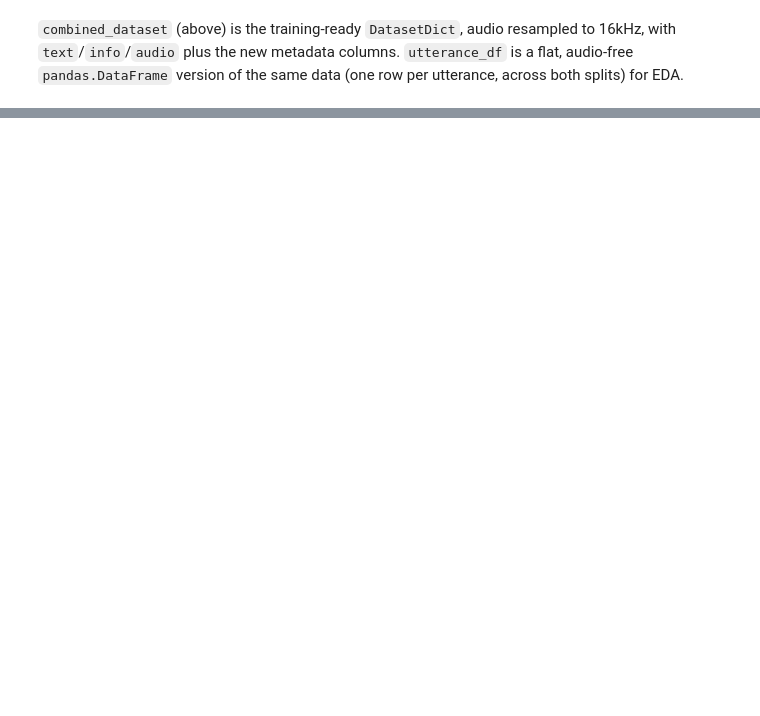
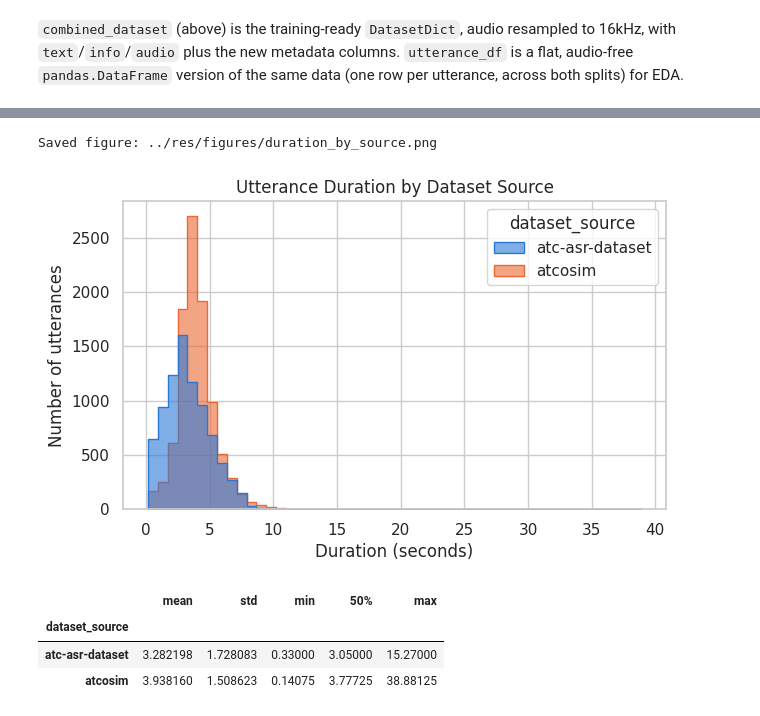
Before and after one commit to BrettFX/UMBC-DATA606-Capstone, a Jupyter notebook: notebooks/comprehensive_eda.ipynb, the cells around one changed output, grey strips where cells are left out. Drawn from its saved outputs; the diff is of its cells as text; code cells hidden in the pictures; blank space fills up the shorter version.

Commit message:
Comprehensive EDA checkpoint Complete core comprehensive EDA process. Will unit test pipeline functionality in comprehensive eda notebook and finish up report next.

```diff
--- a/notebooks/comprehensive_eda.ipynb
+++ b/notebooks/comprehensive_eda.ipynb
@@ -249,0 +436,24 @@ utterance_df.head()
+# %%
+# Fixed categorical color assignment, reused for every chart in this notebook.
+HUE_ORDER = ["atc-asr-dataset", "atcosim"]
+PALETTE = {"atc-asr-dataset": "#2a78d6", "atcosim": "#eb6834"}
+
+fig, ax = plt.subplots(figsize=(7, 4))
+sns.histplot(
+    data=utterance_df, x="duration_sec", hue="dataset_source", hue_order=HUE_ORDER,
+    palette=PALETTE, bins=50, alpha=0.6, element="step", ax=ax,
+)
+ax.set_title("Utterance Duration by Dataset Source")
+ax.set_xlabel("Duration (seconds)")
+ax.set_ylabel("Number of utterances")
+save_fig(fig, "duration_by_source")
+plt.show()
+
+utterance_df.groupby("dataset_source")["duration_sec"].describe()[["mean", "std", "min", "50%", "max"]]
+# %% [output]
+Saved figure: ../res/figures/duration_by_source.png
+[figure, added]
+|  | mean | std | min | 50% | max |
+| dataset_source |  |  |  |  |  |
+| atc-asr-dataset | 3.282198 | 1.728083 | 0.33000 | 3.05000 | 15.27000 |
+| atcosim | 3.938160 | 1.508623 | 0.14075 | 3.77725 | 38.88125 |
```
Also changed, not shown: parts of 32 cells of this notebook, 19 other files.
